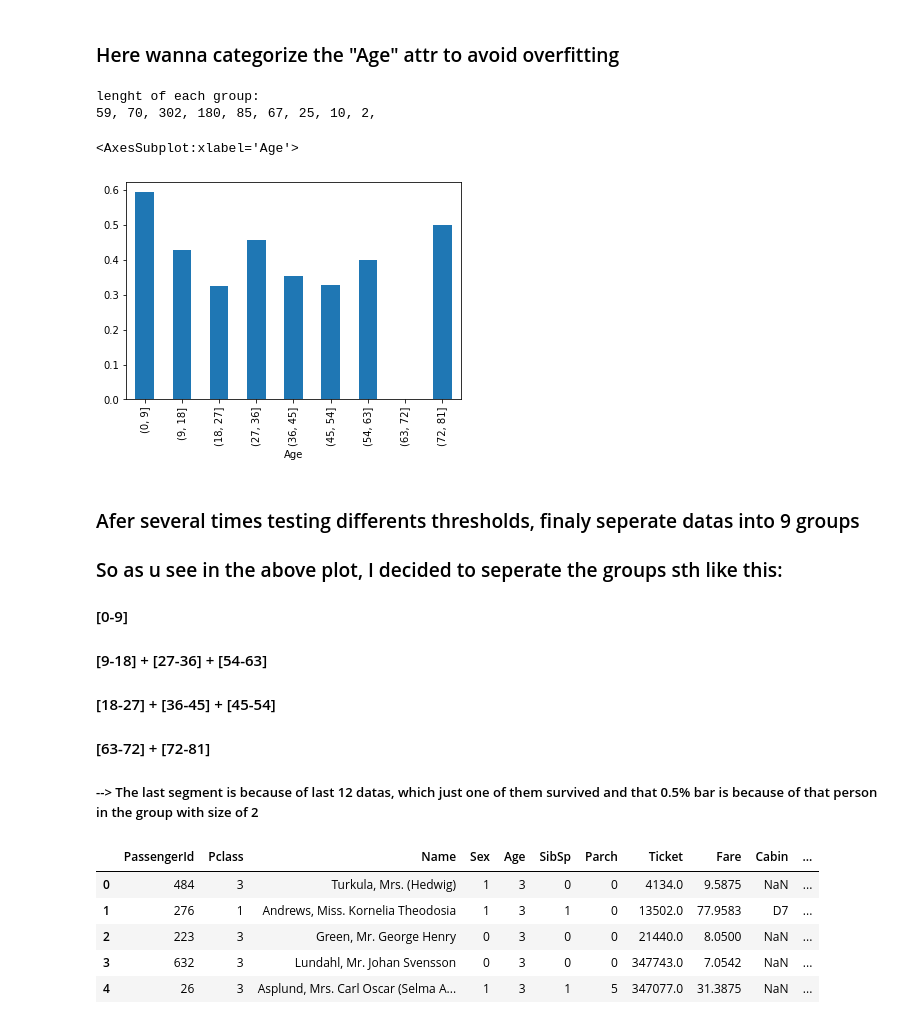
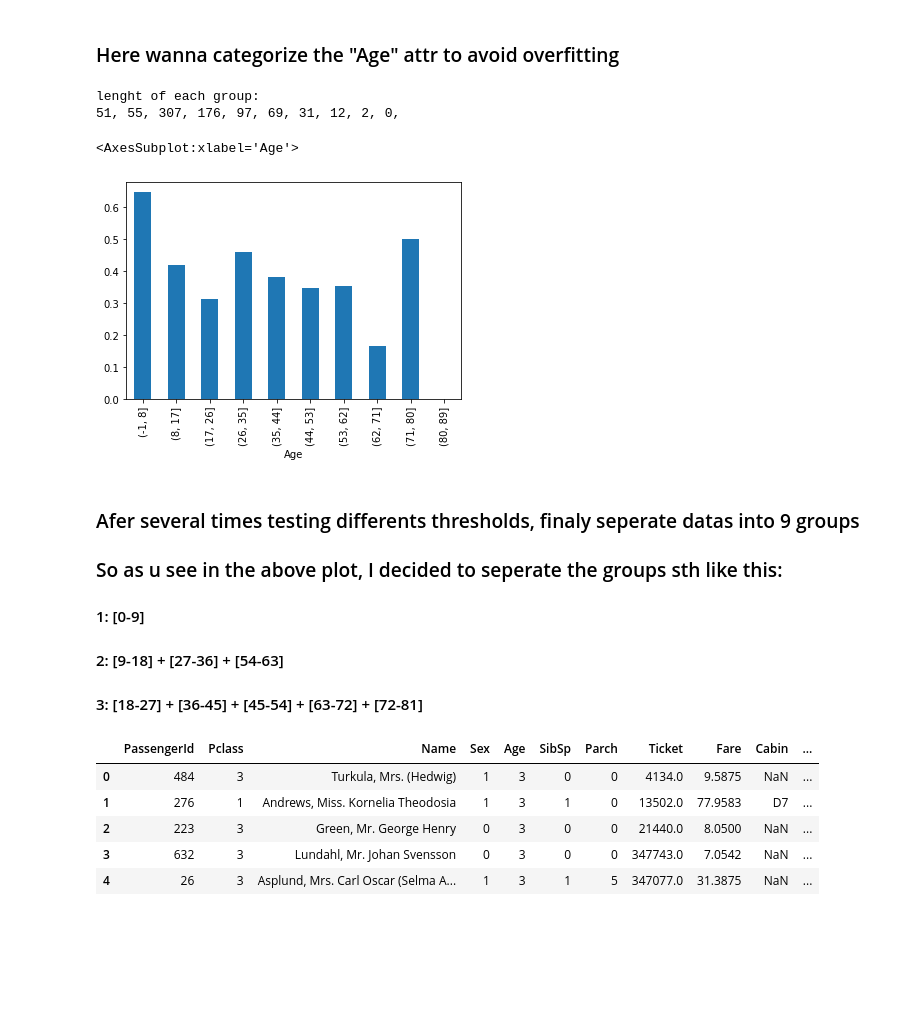
Before and after one commit to nahbos/Machine-Learning, a Jupyter notebook: ID3-Perceptron-Titanic.ipynb, the cells around one changed output. Cells and saved outputs as stored; diff of their text form; code cells hidden in the pictures; blank space fills up the shorter version.

```diff
--- a/ID3-Perceptron-Titanic.ipynb
+++ b/ID3-Perceptron-Titanic.ipynb
@@ -258,27 +262,25 @@ train.head()
 # %% [markdown]
 ### Here wanna categorize the "Age" attr to avoid overfitting
 # %%
-age_range = pd.cut(train["Age"], np.arange(0, 90, 9))
+age_range = pd.cut(train["Age"], np.arange(-1, 90, 9))
 age_grps = train.groupby(age_range)
 print("lenght of each group: ")
 for grp, pdf in age_grps:
     print(len(pdf['Age'].tolist()), end=', ')
 
 age_grps = age_grps.mean()
 age_grps['Survived'].plot.bar()
 # %% [output]
 lenght of each group:
-59, 70, 302, 180, 85, 67, 25, 10, 2,
+51, 55, 307, 176, 97, 69, 31, 12, 2, 0,
 <AxesSubplot:xlabel='Age'>
-[figure, old version]
+[figure, new version]
 # %% [markdown]
 ### Afer several times testing differents thresholds, finaly seperate datas into 9 groups
 ### So as u see in the above plot, I decided to seperate the groups sth like this:
-#### [0-9]
-#### [9-18] + [27-36] + [54-63]
-#### [18-27] + [36-45] + [45-54]
-#### [63-72] + [72-81]
-##### --> The last segment is because of last 12 datas, which just one of them survived and that 0.5% bar is because of that person in the group with size of 2
+#### 1:  [0-9]
+#### 2: [9-18] + [27-36] + [54-63]
+#### 3: [18-27] + [36-45] + [45-54] + [63-72] + [72-81]
 # %%
 ranges = {range(0, 9): 1, range(9, 18): 2, range(27, 36): 2, range(54, 63):2, range(18, 27): 3,
           range(36, 45): 3, range(45, 54): 3, range(63, 72): 3, range(72, 81): 3}
```
Also changed, not shown: parts of 64 cells of this notebook.
